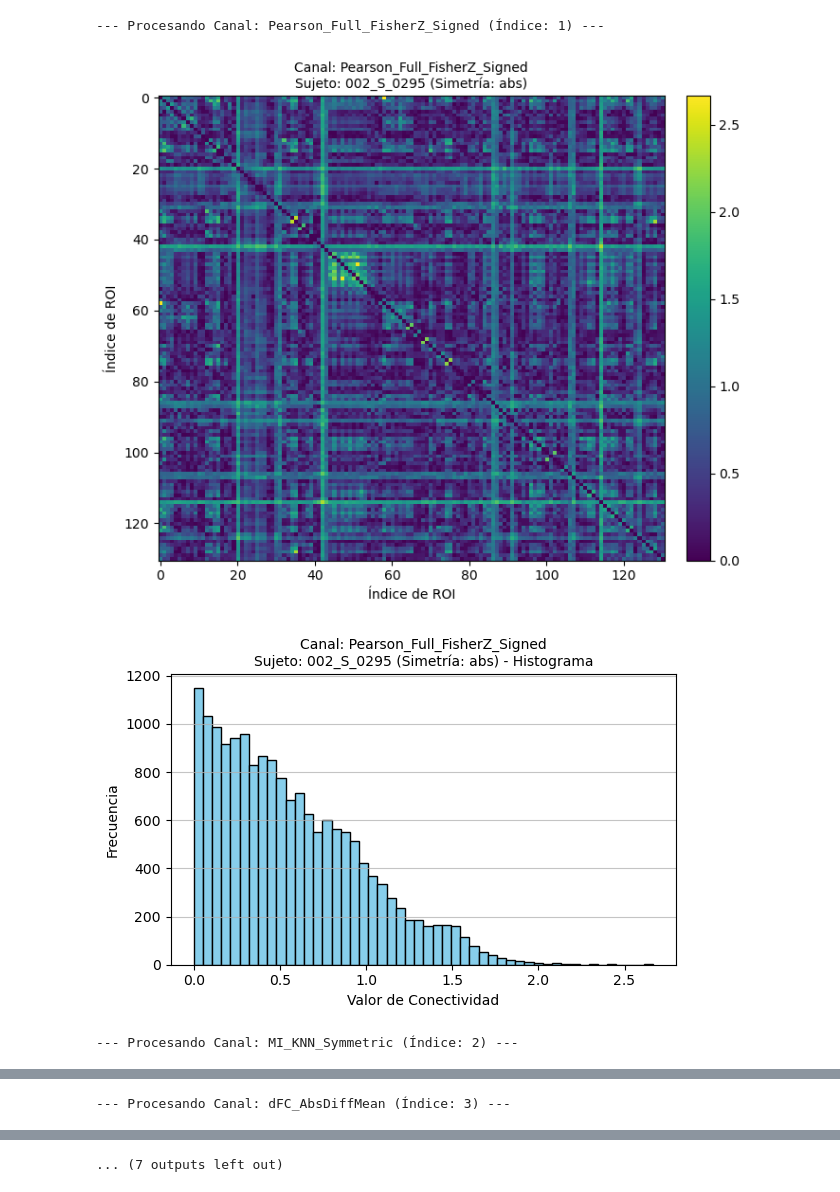
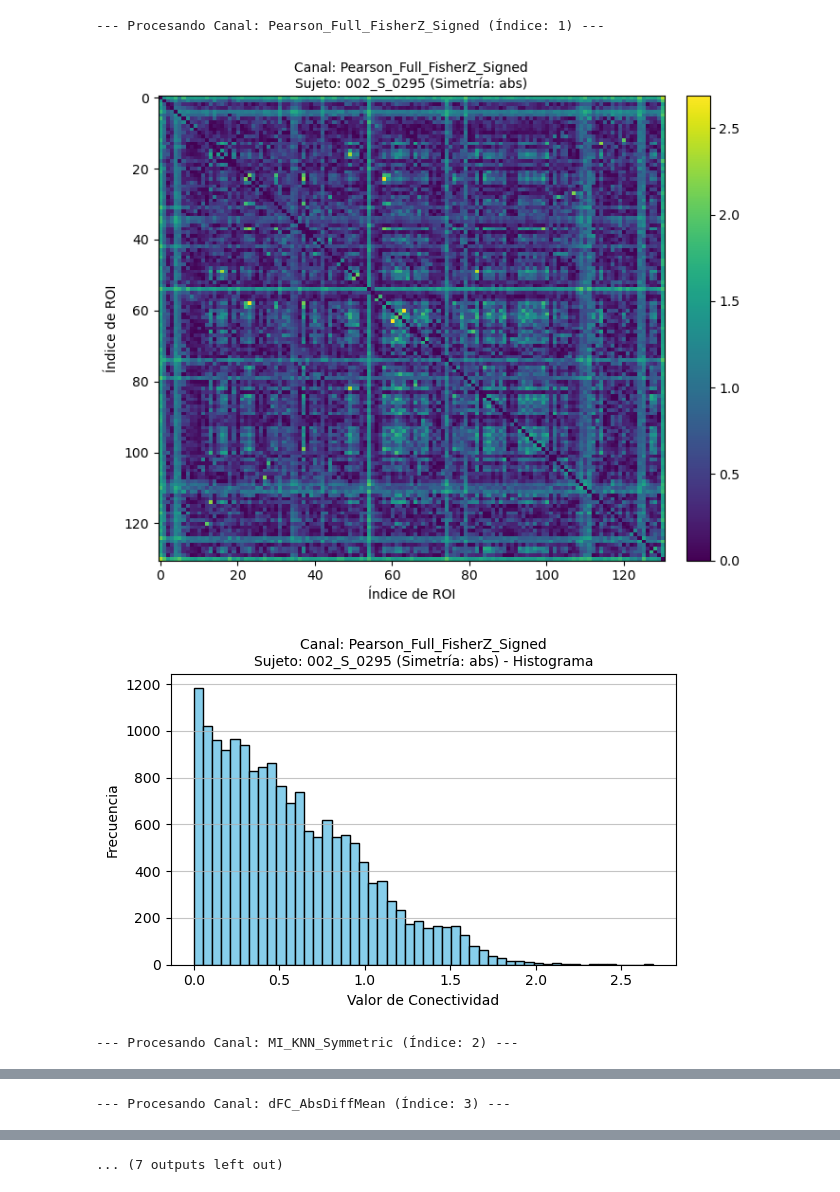
Before and after one commit to SantiagoVBlasL/AAL_166, a Jupyter notebook: load_and_plot_tensor.ipynb, the cells around one changed output, grey strips where cells are left out. Drawn from its saved outputs; the diff is of its cells as text; code cells hidden in the pictures.

```diff
--- a/load_and_plot_tensor.ipynb
+++ b/load_and_plot_tensor.ipynb
@@ -252,7 +252,7 @@ def visualize_tensor_data(
 # Asegúrate de que esta ruta sea correcta para tu sistema y la salida de tu pipeline.
 # El nombre del directorio puede variar ligeramente (ej. v6.5 vs v6.4_Robust)
 INDIVIDUAL_TENSORS_BASE_DIR = Path(
-    "/home/diego/Escritorio/AAL3/AAL3_131ROIs_fmri_tensor_OMST_GCE_Signed_GrangerLag1_ChNorm_NeuroEnhanced_v6.5.11_ParallelTuned/individual_subject_tensors"
+    "/home/diego/Escritorio/AAL3/AAL3_dynamicROIs_fmri_tensor_NeuroEnhanced_v6.5.17_AAL3_131ROIs_OMST_GCE_Signed_GrangerLag1_ChNorm_ROIreorderedYeo17_ParallelTuned/individual_subject_tensors"
 )
 #INDIVIDUAL_TENSORS_BASE_DIR = Path("/home/diego/Escritorio/AAL3/AAL3_131ROIs_fmri_tensor_OMST_GCE_1lag_NeuroEnhanced_v6.5/individual_subject_tensors") # Ejemplo
 # NOMBRE_ARCHIVO_TENSOR_GLOBAL = Path("/home/diego/Escritorio/AAL3/AAL3_131ROIs_fmri_tensor_OMST_GCE_1lag_NeuroEnhanced_v6.5/GLOBAL_TENSOR_AAL3_131ROIs_434subs_4ch_1lag.npz") # Ejemplo
@@ -330,5 +330,5 @@ Seleccionando todos los 6 canales disponibles.
 [figure]
 --- Procesando Canal: Pearson_Full_FisherZ_Signed (Índice: 1) ---
-[figure, old version]
+[figure, new version]
-[figure, old version]
+[figure, new version]
 --- Procesando Canal: MI_KNN_Symmetric (Índice: 2) ---
```
Also changed, not shown: parts of 1 cell of this notebook, 2 other files.
